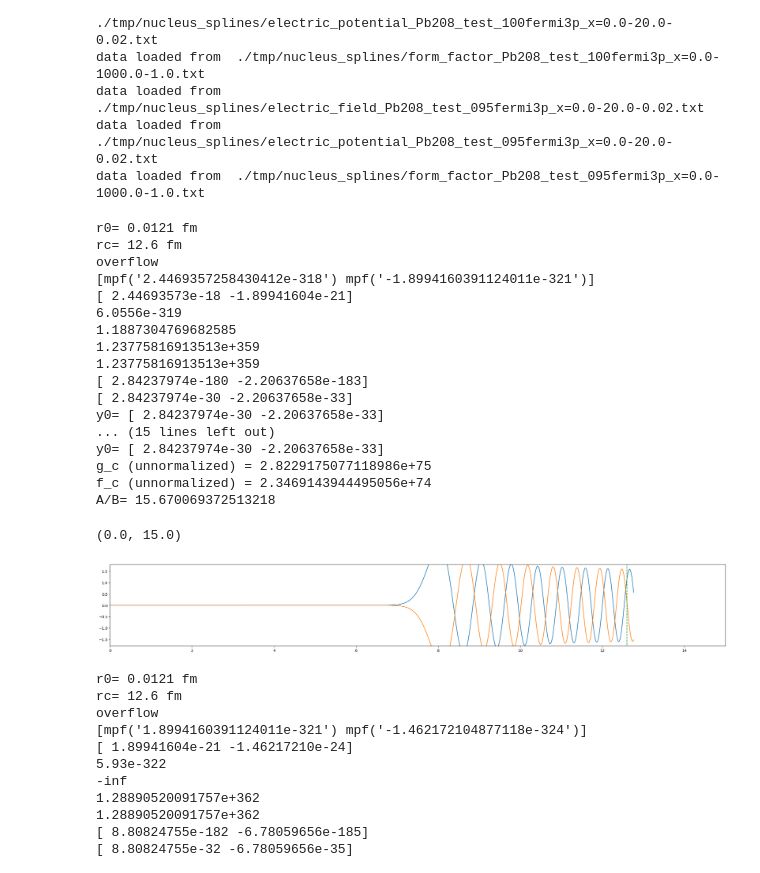
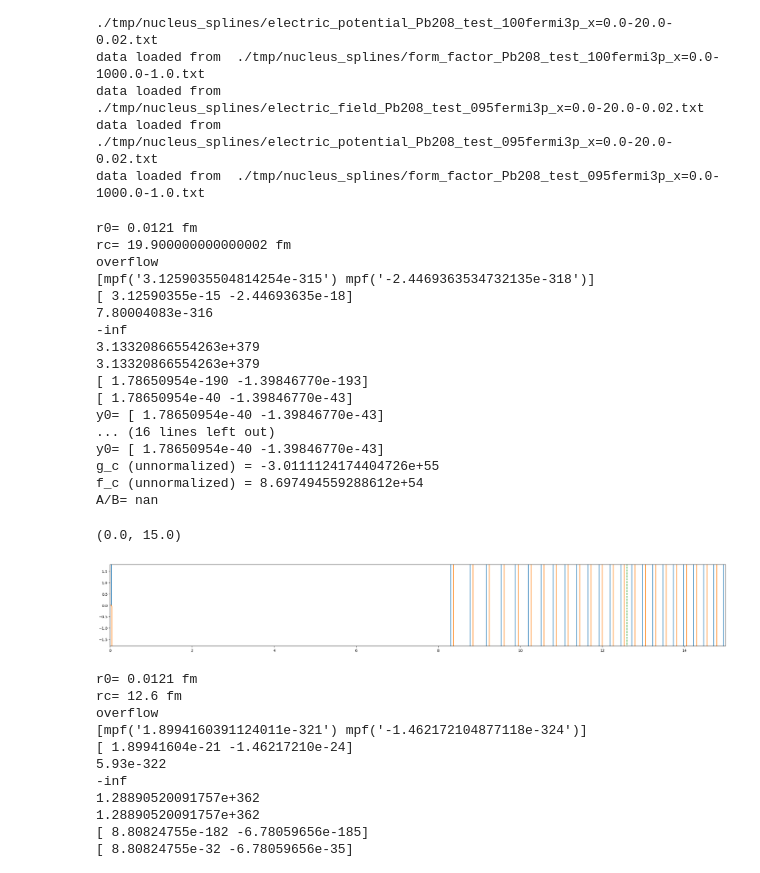
Before and after one commit to Partynumbers42/phasr, a Jupyter notebook: AsymmetryTest.ipynb, the cells around one changed output. Drawn from its saved outputs; the diff is of its cells as text; code cells hidden in the pictures.

```diff
--- a/AsymmetryTest.ipynb
+++ b/AsymmetryTest.ipynb
@@ -35,40 +35,40 @@ data loaded from  ./tmp/nucleus_splines/electric_field_Pb208_test_095fermi3p_x=0
 data loaded from  ./tmp/nucleus_splines/electric_potential_Pb208_test_095fermi3p_x=0.0-20.0-0.02.txt
 data loaded from  ./tmp/nucleus_splines/form_factor_Pb208_test_095fermi3p_x=0.0-1000.0-1.0.txt
 # %%
-kappa=-119
+kappa=-118
 E_MeV=3000
 partial_wave_kappa = phr.continuumstates(Pb208_test1,kappa,E_MeV,lepton_mass=0,verbose=True,**{'method': 'DOP853', 'atol': 1e-13, 'rtol': 1e-13, 'energy_norm': 197.3269804})
 partial_wave_kappa.solve_IVP()
 partial_wave_kappa.extract_phase_shift()
 partial_wave_kappa.phase_difference
 #
 r=np.arange(0,15,1e-2)
 plt.figure(figsize=(2*15,2*2))
 plt.plot(r,partial_wave_kappa.wavefct_g(r))
 plt.plot(r,partial_wave_kappa.wavefct_f(r))
 plt.plot([12.6,12.6],[-2,+2],linestyle='--')
 plt.ylim(-1.8,1.8)
 plt.xlim(0,15)
 # %% [output]
 r0= 0.0121 fm
-rc= 12.6 fm
+rc= 19.900000000000002 fm
 overflow
-[mpf('2.4469357258430412e-318') mpf('-1.8994160391124011e-321')]
-[ 2.44693573e-18 -1.89941604e-21]
-6.0556e-319
-1.1887304769682585
-1.23775816913513e+359
-1.23775816913513e+359
-[ 2.84237974e-180 -2.20637658e-183]
-[ 2.84237974e-30 -2.20637658e-33]
-y0= [ 2.84237974e-30 -2.20637658e-33]
-... (15 lines left out)
-y0= [ 2.84237974e-30 -2.20637658e-33]
-g_c (unnormalized) = 2.8229175077118986e+75
-f_c (unnormalized) = 2.3469143944495056e+74
-A/B= 15.670069372513218
+[mpf('3.1259035504814254e-315') mpf('-2.4469363534732135e-318')]
+[ 3.12590355e-15 -2.44693635e-18]
+7.80004083e-316
+-inf
+3.13320866554263e+379
+3.13320866554263e+379
+[ 1.78650954e-190 -1.39846770e-193]
+[ 1.78650954e-40 -1.39846770e-43]
+y0= [ 1.78650954e-40 -1.39846770e-43]
+... (16 lines left out)
+y0= [ 1.78650954e-40 -1.39846770e-43]
+g_c (unnormalized) = -3.0111124174404726e+55
+f_c (unnormalized) = 8.697494559288612e+54
+A/B= nan
 (0.0, 15.0)
-[figure, old version]
+[figure, new version]
 # %%
 kappa=-120
 E_MeV=3000
```
Also changed, not shown: parts of 1 cell of this notebook, 1 other file.
